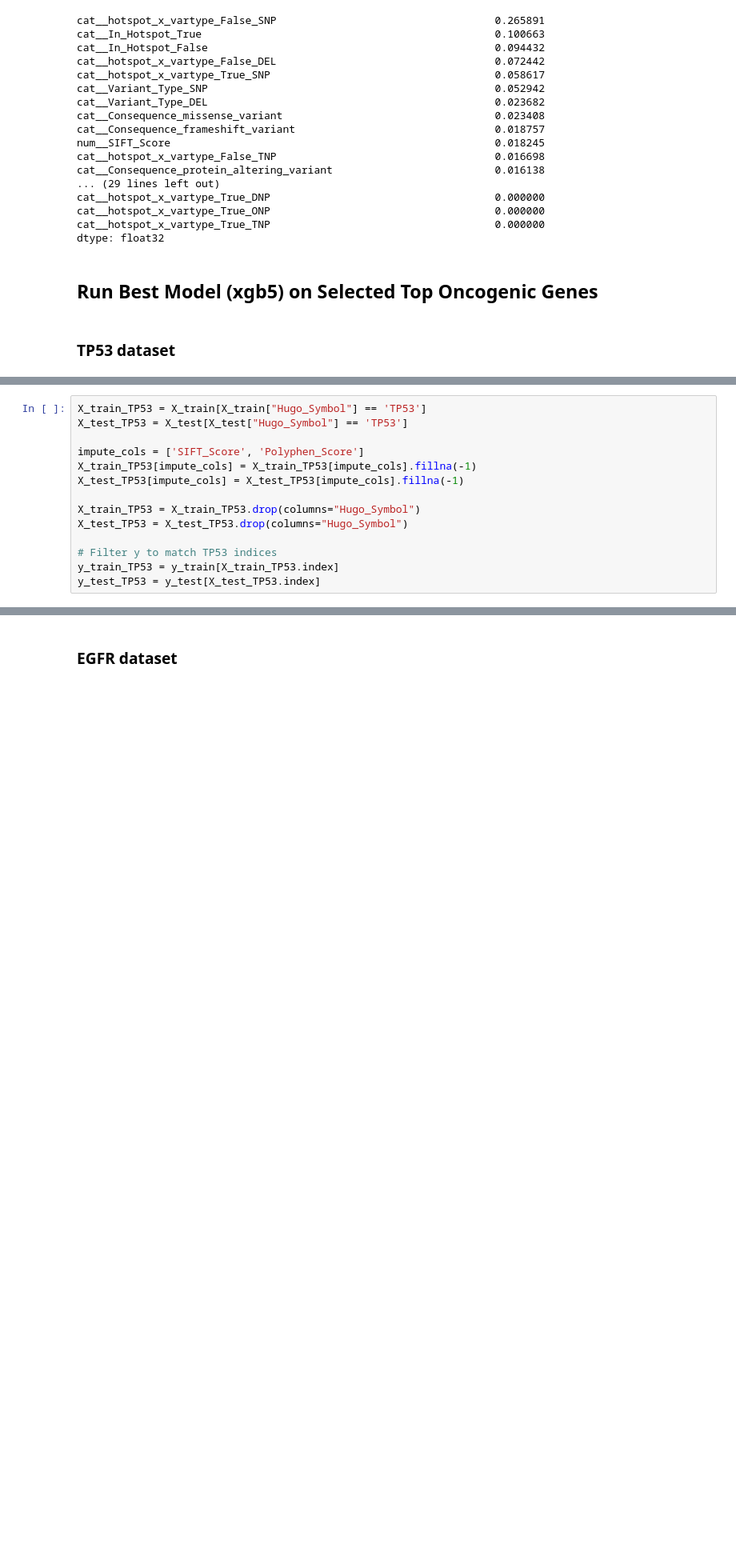
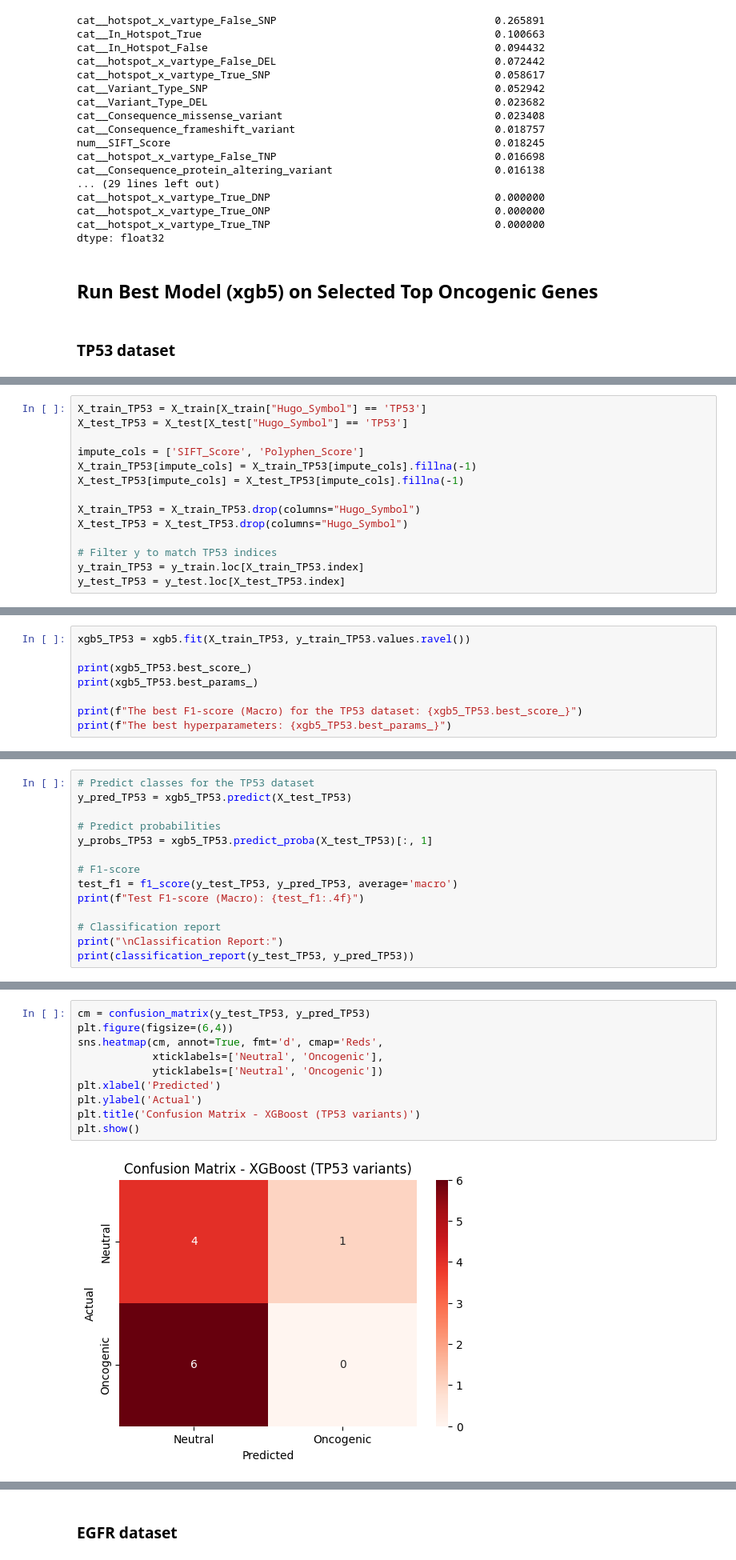
Before and after one commit to anekleiven/machine_learning_pipeline, a Jupyter notebook: 04_Model_Training.ipynb, the cells around one changed output, grey strips where cells are left out. Shown at 80% size. Cells and saved outputs as stored; diff of their text form; blank space fills up the shorter version.

```diff
--- a/04_Model_Training.ipynb
+++ b/04_Model_Training.ipynb
@@ -868,5 +870,5 @@ X_train_TP53 = X_train_TP53.drop(columns="Hugo_Symbol")
 X_test_TP53 = X_test_TP53.drop(columns="Hugo_Symbol")
 
 # Filter y to match TP53 indices
-y_train_TP53 = y_train[X_train_TP53.index]
-y_test_TP53 = y_test[X_test_TP53.index]
+y_train_TP53 = y_train.loc[X_train_TP53.index]
+y_test_TP53 = y_test.loc[X_test_TP53.index]
@@ -872,0 +877,8 @@ y_test_TP53 = y_test[X_test_TP53.index]
+# %%
+xgb5_TP53 = xgb5.fit(X_train_TP53, y_train_TP53.values.ravel())
+
+print(xgb5_TP53.best_score_)
+print(xgb5_TP53.best_params_)
+
+print(f"The best F1-score (Macro) for the TP53 dataset: {xgb5_TP53.best_score_}")
+print(f"The best hyperparameters: {xgb5_TP53.best_params_}")
@@ -872,0 +892,14 @@ y_test_TP53 = y_test[X_test_TP53.index]
+# %%
+# Predict classes for the TP53 dataset
+y_pred_TP53 = xgb5_TP53.predict(X_test_TP53)
+
+# Predict probabilities
+y_probs_TP53 = xgb5_TP53.predict_proba(X_test_TP53)[:, 1]
+
+# F1-score
+test_f1 = f1_score(y_test_TP53, y_pred_TP53, average='macro')
+print(f"Test F1-score (Macro): {test_f1:.4f}")
+
+# Classification report
+print("\nClassification Report:")
+print(classification_report(y_test_TP53, y_pred_TP53))
@@ -872,0 +920,12 @@ y_test_TP53 = y_test[X_test_TP53.index]
+# %%
+cm = confusion_matrix(y_test_TP53, y_pred_TP53)
+plt.figure(figsize=(6,4))
+sns.heatmap(cm, annot=True, fmt='d', cmap='Reds',
+            xticklabels=['Neutral', 'Oncogenic'],
+            yticklabels=['Neutral', 'Oncogenic'])
+plt.xlabel('Predicted')
+plt.ylabel('Actual')
+plt.title('Confusion Matrix - XGBoost (TP53 variants)')
+plt.show()
+# %% [output]
+[figure, added]
```
Also changed, not shown: parts of 41 cells of this notebook.
